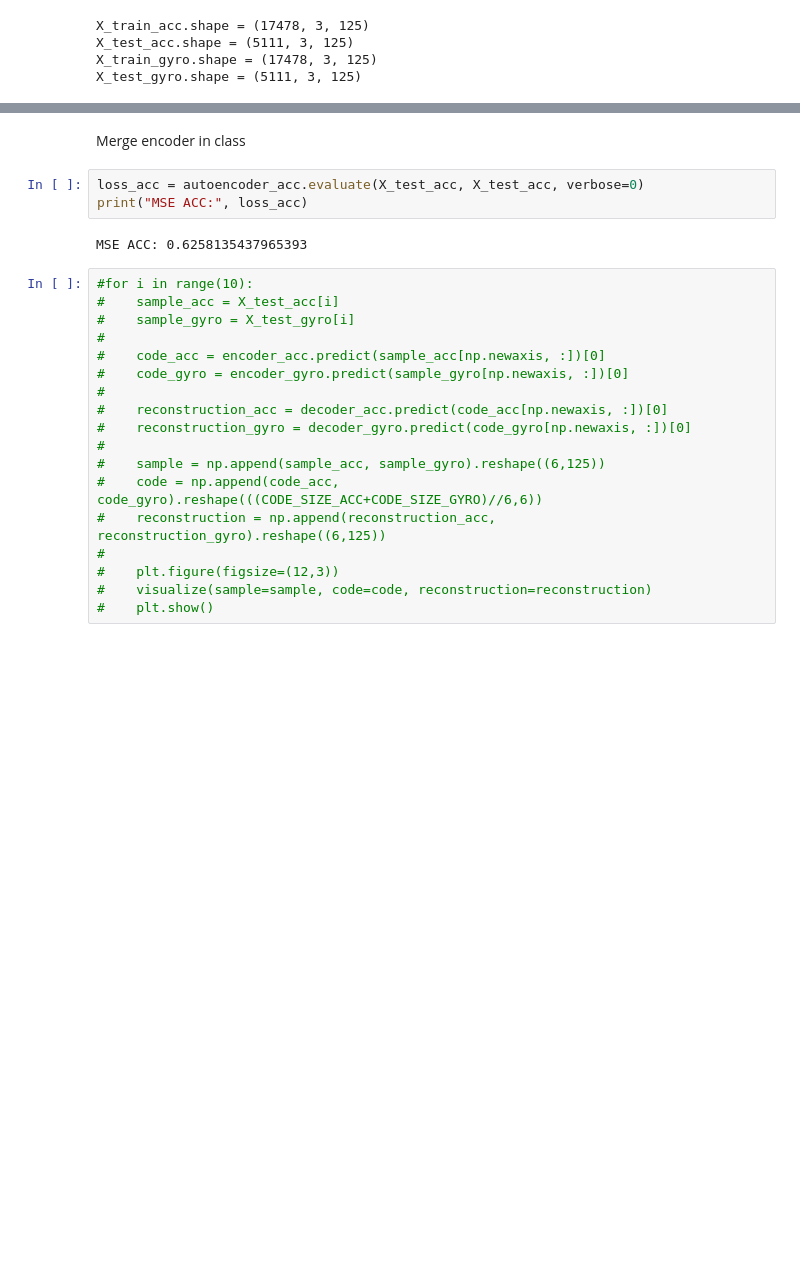
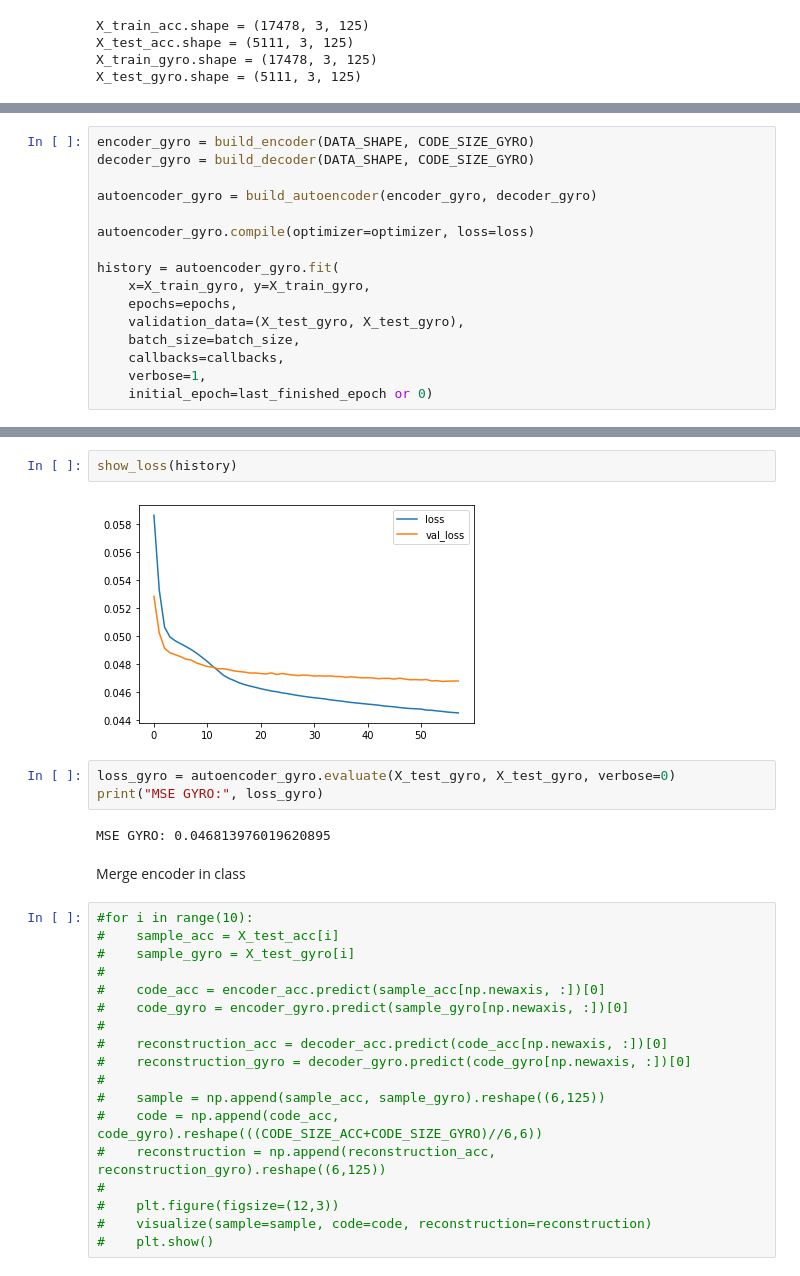
Before and after one commit to lparolari/har, a Jupyter notebook: autoencoder_split.ipynb, the cells around one changed output, grey strips where cells are left out. Drawn from its saved outputs; the diff is of its cells as text; blank space fills up the shorter version.

```diff
--- a/autoencoder_split.ipynb
+++ b/autoencoder_split.ipynb
@@ -572,0 +578,16 @@ show_loss(history)
+# %%
+encoder_gyro = build_encoder(DATA_SHAPE, CODE_SIZE_GYRO)
+decoder_gyro = build_decoder(DATA_SHAPE, CODE_SIZE_GYRO)
+
+autoencoder_gyro = build_autoencoder(encoder_gyro, decoder_gyro)
+
+autoencoder_gyro.compile(optimizer=optimizer, loss=loss)
+
+history = autoencoder_gyro.fit(
+    x=X_train_gyro, y=X_train_gyro,
+    epochs=epochs,
+    validation_data=(X_test_gyro, X_test_gyro),
+    batch_size=batch_size,
+    callbacks=callbacks,
+    verbose=1,
+    initial_epoch=last_finished_epoch or 0)
@@ -573,10 +612,14 @@ show_loss(history)
+# %%
+show_loss(history)
+# %% [output]
+[figure, added]
+# %%
+loss_gyro = autoencoder_gyro.evaluate(X_test_gyro, X_test_gyro, verbose=0)
+print("MSE GYRO:", loss_gyro)
+# %% [output]
+MSE GYRO: 0.046813976019620895
 # %% [markdown]
 Merge encoder in class
-# %%
-loss_acc = autoencoder_acc.evaluate(X_test_acc, X_test_acc, verbose=0)
-print("MSE ACC:", loss_acc)
-# %% [output]
-MSE ACC: 0.6258135437965393
 # %%
 #for i in range(10):
 #    sample_acc = X_test_acc[i]
```
Also changed, not shown: parts of 15 cells of this notebook, 1 other file.
